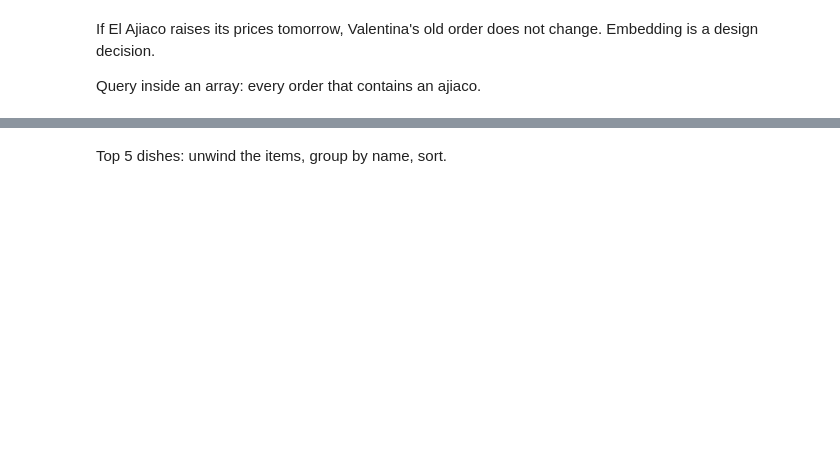
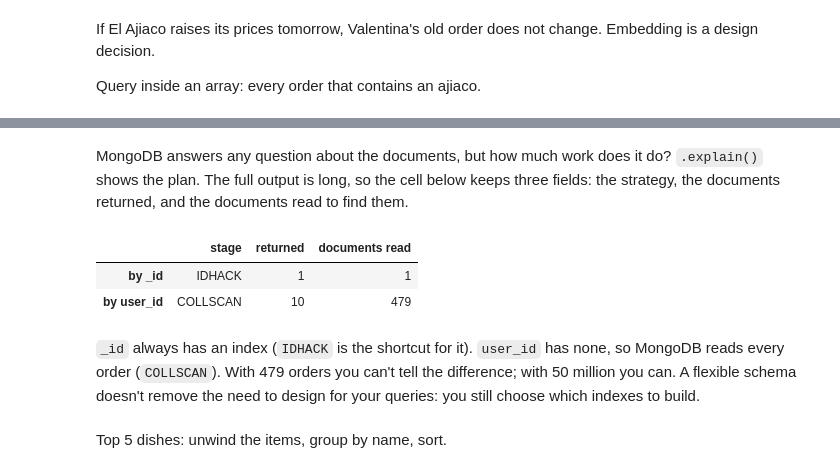
Before and after one commit to dcanasp/NoSQL-Class, a Jupyter notebook: notebook/domi_lab.ipynb, the cells around one changed output, grey strips where cells are left out. Cells and saved outputs as stored; diff of their text form; code cells hidden in the pictures; blank space fills up the shorter version.

```diff
--- a/notebook/domi_lab.ipynb
+++ b/notebook/domi_lab.ipynb
@@ -142,3 +207,25 @@ mongo('orders.find({"items.name": "Ajiaco santafereño"}, {user_id: 1, total_cop
+# %% [markdown]
+MongoDB answers any question about the documents, but how much work does it do? `.explain()` shows the plan.
+The full output is long, so the cell below keeps three fields: the strategy, the documents returned, and the
+documents read to find them.
+# %%
+def plan(query):
+    r = mongo(query)
+    return {"stage": r["queryPlanner"]["winningPlan"]["stage"],
+            "returned": r["executionStats"]["nReturned"],
+            "documents read": r["executionStats"]["totalDocsExamined"]}
+
+pd.DataFrame([plan('orders.find({_id: "O-000042"}).explain()'),
+              plan('orders.find({user_id: "U-0001"}).explain()')],
+             index=["by _id", "by user_id"])
+# %% [output]
+|  | stage | returned | documents read |
+| by _id | IDHACK | 1 | 1 |
+| by user_id | COLLSCAN | 10 | 479 |
+# %% [markdown]
+`_id` always has an index (`IDHACK` is the shortcut for it). `user_id` has none, so MongoDB reads every order
+(`COLLSCAN`). With 479 orders you can't tell the difference; with 50 million you can. A flexible schema doesn't
+remove the need to design for your queries: you still choose which indexes to build.
 # %% [markdown]
 Top 5 dishes: unwind the items, group by name, sort.
 # %%
```
Also changed, not shown: parts of 46 cells of this notebook, 7 other files.
